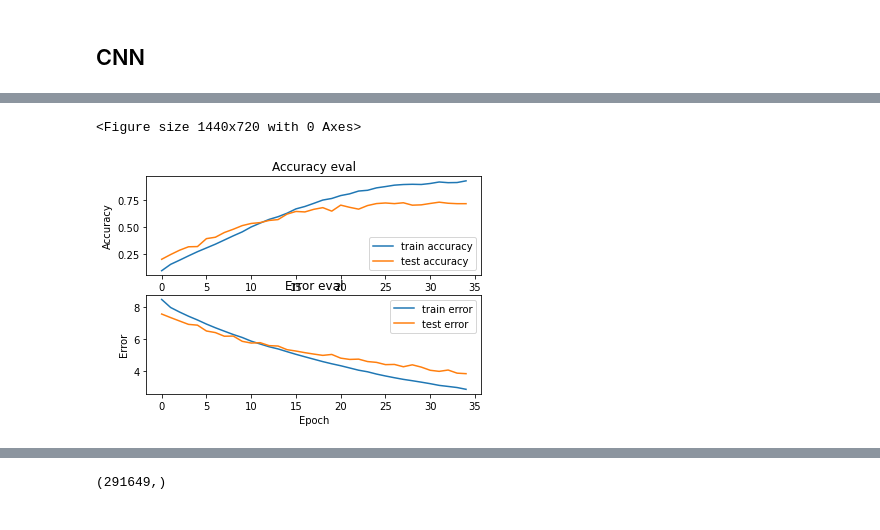
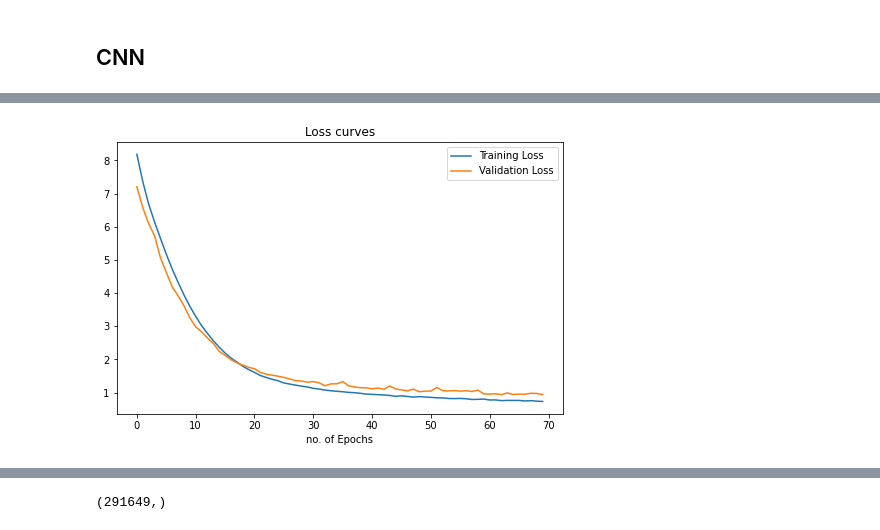
Before and after one commit to Kasuletrevor/Kasuletrevor, a Jupyter notebook: FSC.ipynb, the cells around one changed output, grey strips where cells are left out. Cells and saved outputs as stored; diff of their text form; code cells hidden in the pictures.

```diff
--- a/FSC.ipynb
+++ b/FSC.ipynb
@@ -1191,3 +1448,3 @@ model.summary()
 # %%
-history = model.fit(X_train, y_train, validation_data=(X_test, y_test), epochs=10, batch_size=16)
+history = model.fit(X_train, y_train, epochs=70, batch_size=16, validation_data=(X_test, y_test))
 # %% [output]
@@ -1319,2 +1472,0 @@ _________________________________________________________________
-# %%
-history = model.fit(X_train, y_train, epochs=35, batch_size=16, validation_data=(X_test, y_test))
@@ -1339,5 +1473,14 @@ Epoch 35/35
-# %%
-plot_history(history)
-# %% [output]
-<Figure size 1440x720 with 0 Axes>
-[figure, removed]
+# %%
+train_loss = history.history['loss']
+val_loss = history.history['val_loss']
+
+plt.figure(figsize=(8,5))
+# Plot the training and validation loss
+plt.title('Loss curves')
+plt.xlabel('no. of Epochs')
+plt.plot(train_loss, label='Training Loss')
+plt.plot(val_loss, label='Validation Loss')
+plt.legend()
+plt.show()
+# %% [output]
+[figure, added]
```
Also changed, not shown: parts of 105 cells of this notebook.
